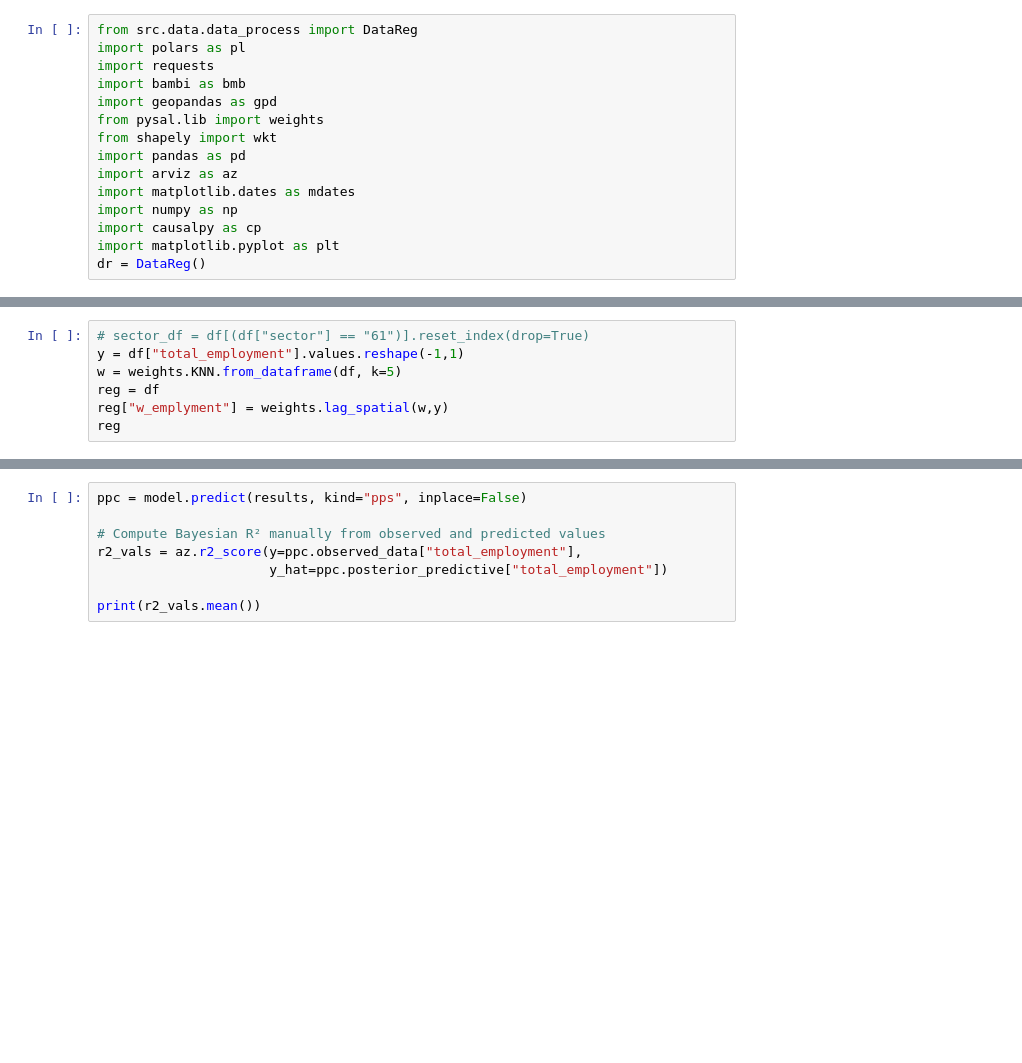
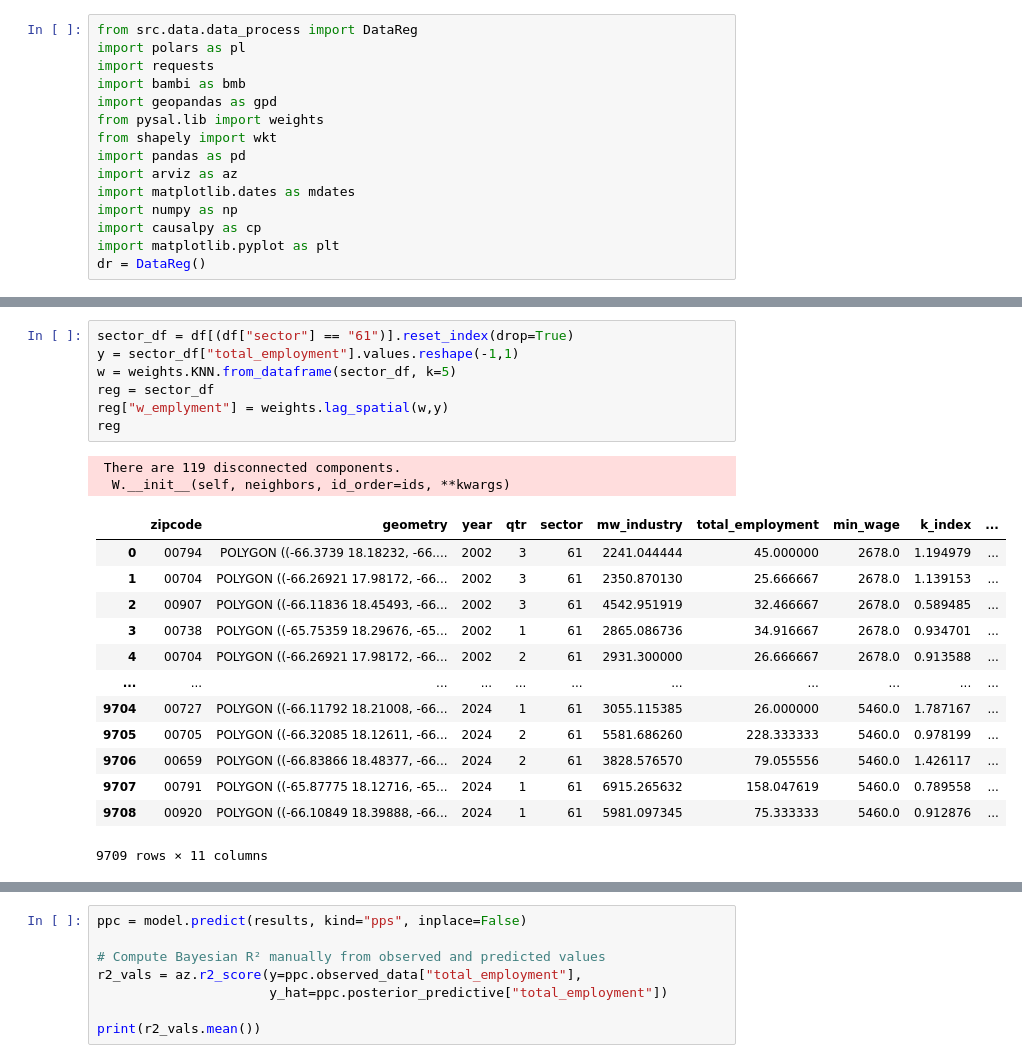
Before and after one commit to ouslan/research-pr-salaries, a Jupyter notebook: notebooks/scratch.ipynb, the cells around one changed output, grey strips where cells are left out. Saved outputs shown, nothing was run; the diff lists cells and outputs as text; blank space fills up the shorter version.

```diff
--- a/notebooks/scratch.ipynb
+++ b/notebooks/scratch.ipynb
@@ -35,10 +50,26 @@ df
 # %%
-# sector_df = df[(df["sector"] == "61")].reset_index(drop=True)
-y = df["total_employment"].values.reshape(-1,1)
-w = weights.KNN.from_dataframe(df, k=5)
-reg = df
+sector_df = df[(df["sector"] == "61")].reset_index(drop=True)
+y = sector_df["total_employment"].values.reshape(-1,1)
+w = weights.KNN.from_dataframe(sector_df, k=5)
+reg = sector_df
 reg["w_emplyment"] = weights.lag_spatial(w,y)
 reg
+# %% [output]
+ There are 119 disconnected components.
+  W.__init__(self, neighbors, id_order=ids, **kwargs)
+|  | zipcode | geometry | year | qtr | sector | mw_industry | total_employment | min_wage | k_index | ... |
+| 0 | 00794 | POLYGON ((-66.3739 18.18232, -66.... | 2002 | 3 | 61 | 2241.044444 | 45.000000 | 2678.0 | 1.194979 | ... |
+| 1 | 00704 | POLYGON ((-66.26921 17.98172, -66... | 2002 | 3 | 61 | 2350.870130 | 25.666667 | 2678.0 | 1.139153 | ... |
+| 2 | 00907 | POLYGON ((-66.11836 18.45493, -66... | 2002 | 3 | 61 | 4542.951919 | 32.466667 | 2678.0 | 0.589485 | ... |
+| 3 | 00738 | POLYGON ((-65.75359 18.29676, -65... | 2002 | 1 | 61 | 2865.086736 | 34.916667 | 2678.0 | 0.934701 | ... |
+| 4 | 00704 | POLYGON ((-66.26921 17.98172, -66... | 2002 | 2 | 61 | 2931.300000 | 26.666667 | 2678.0 | 0.913588 | ... |
+| ... | ... | ... | ... | ... | ... | ... | ... | ... | ... | ... |
+| 9704 | 00727 | POLYGON ((-66.11792 18.21008, -66... | 2024 | 1 | 61 | 3055.115385 | 26.000000 | 5460.0 | 1.787167 | ... |
+| 9705 | 00705 | POLYGON ((-66.32085 18.12611, -66... | 2024 | 2 | 61 | 5581.686260 | 228.333333 | 5460.0 | 0.978199 | ... |
+| 9706 | 00659 | POLYGON ((-66.83866 18.48377, -66... | 2024 | 2 | 61 | 3828.576570 | 79.055556 | 5460.0 | 1.426117 | ... |
+| 9707 | 00791 | POLYGON ((-65.87775 18.12716, -65... | 2024 | 1 | 61 | 6915.265632 | 158.047619 | 5460.0 | 0.789558 | ... |
+| 9708 | 00920 | POLYGON ((-66.10849 18.39888, -66... | 2024 | 1 | 61 | 5981.097345 | 75.333333 | 5460.0 | 0.912876 | ... |
+9709 rows × 11 columns
 # %%
 # Assuming `reg` is your DataFrame and you want to set the 'year' column as a datetime index
 data = reg.copy()
```
Also changed, not shown: parts of 8 cells of this notebook, 12 other files.
